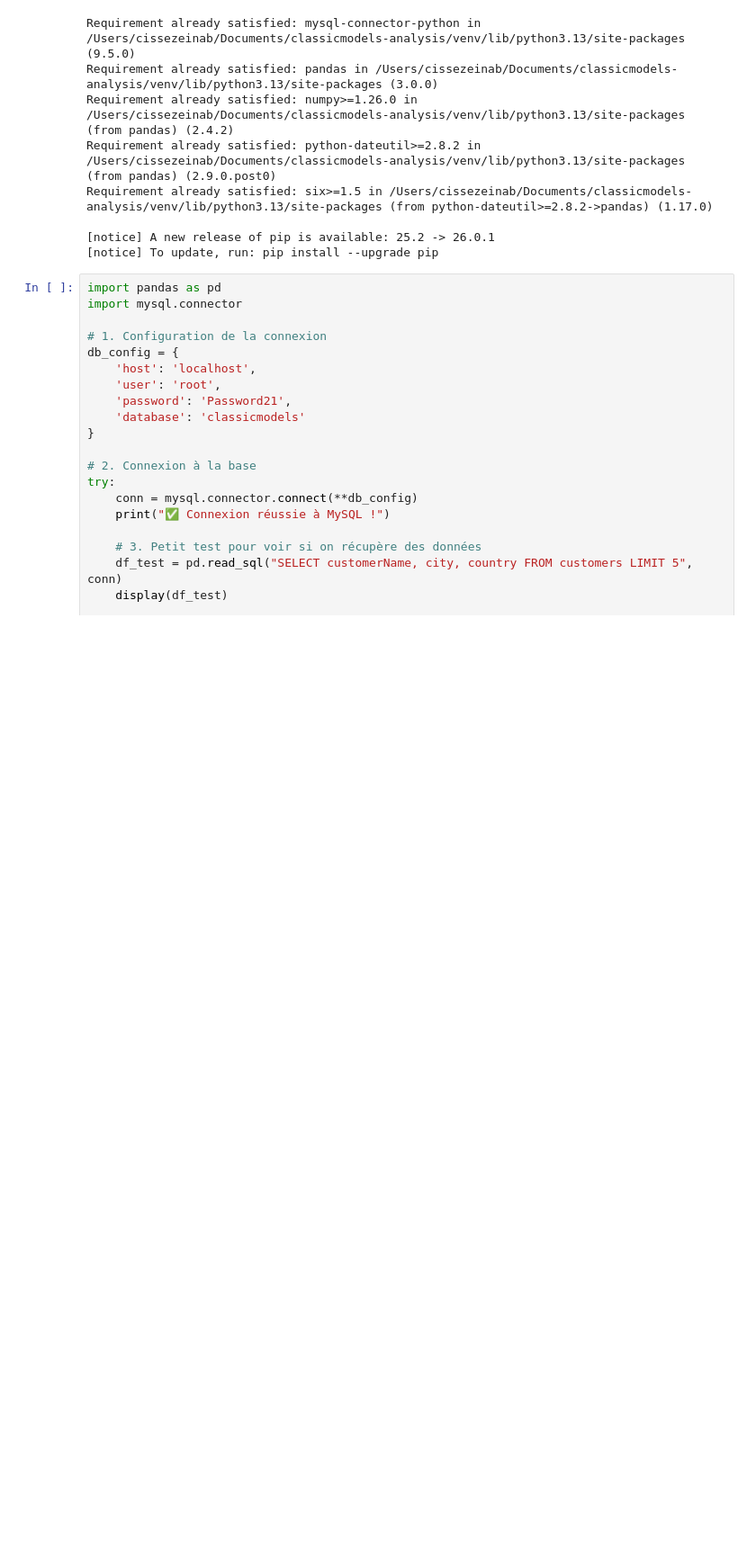
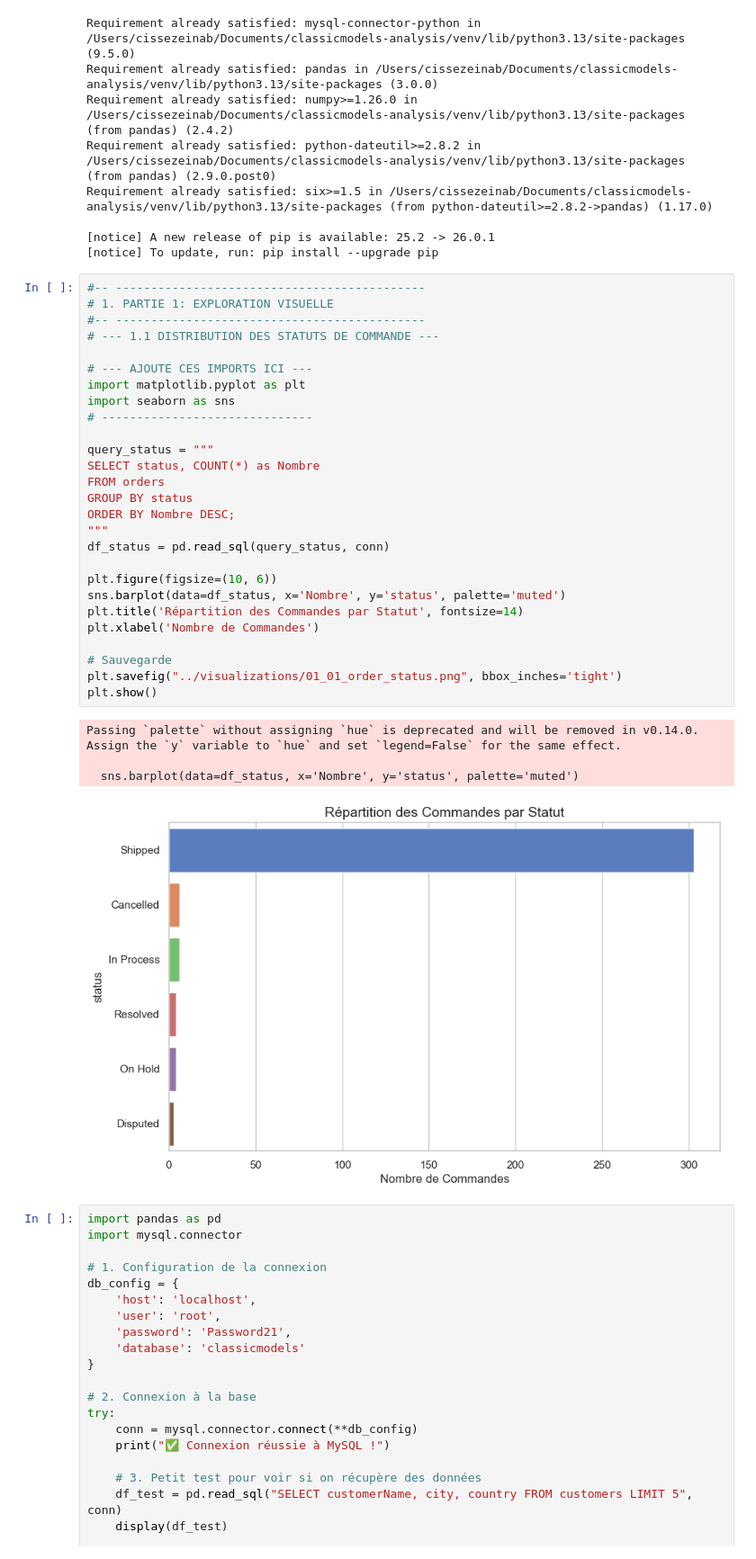
Before and after one commit to KarissyCISSE21/classicmodels-analysis, a Jupyter notebook: notebooks/ClassicModels_Analysis.ipynb, the cells around one changed output. Shown at 90% size. Saved outputs shown, nothing was run; the diff lists cells and outputs as text; blank space fills up the shorter version.

Commit message:
Ajout des Visualisations statistiques pour la Partie 1 (Status, Stock, Crédit)

```diff
--- a/notebooks/ClassicModels_Analysis.ipynb
+++ b/notebooks/ClassicModels_Analysis.ipynb
@@ -9,6 +9,38 @@ Requirement already satisfied: six>=1.5 in /Users/cissezeinab/Documents/classicm
 
 [notice] A new release of pip is available: 25.2 -> 26.0.1
 [notice] To update, run: pip install --upgrade pip
+# %%
+#-- --------------------------------------------
+# 1. PARTIE 1: EXPLORATION VISUELLE
+#-- --------------------------------------------
+# --- 1.1 DISTRIBUTION DES STATUTS DE COMMANDE ---
+
+# --- AJOUTE CES IMPORTS ICI ---
+import matplotlib.pyplot as plt
+import seaborn as sns
+# ------------------------------
+
+query_status = """
+SELECT status, COUNT(*) as Nombre
+FROM orders
+GROUP BY status
+ORDER BY Nombre DESC;
+"""
+df_status = pd.read_sql(query_status, conn)
+
+plt.figure(figsize=(10, 6))
+sns.barplot(data=df_status, x='Nombre', y='status', palette='muted')
+plt.title('Répartition des Commandes par Statut', fontsize=14)
+plt.xlabel('Nombre de Commandes')
+
+# Sauvegarde
+plt.savefig("../visualizations/01_01_order_status.png", bbox_inches='tight')
+plt.show()
+# %% [output]
+Passing `palette` without assigning `hue` is deprecated and will be removed in v0.14.0. Assign the `y` variable to `hue` and set `legend=False` for the same effect.
+
+  sns.barplot(data=df_status, x='Nombre', y='status', palette='muted')
+[figure, added]
 # %%
 import pandas as pd
 import mysql.connector
```
Also changed, not shown: 5 other files.
